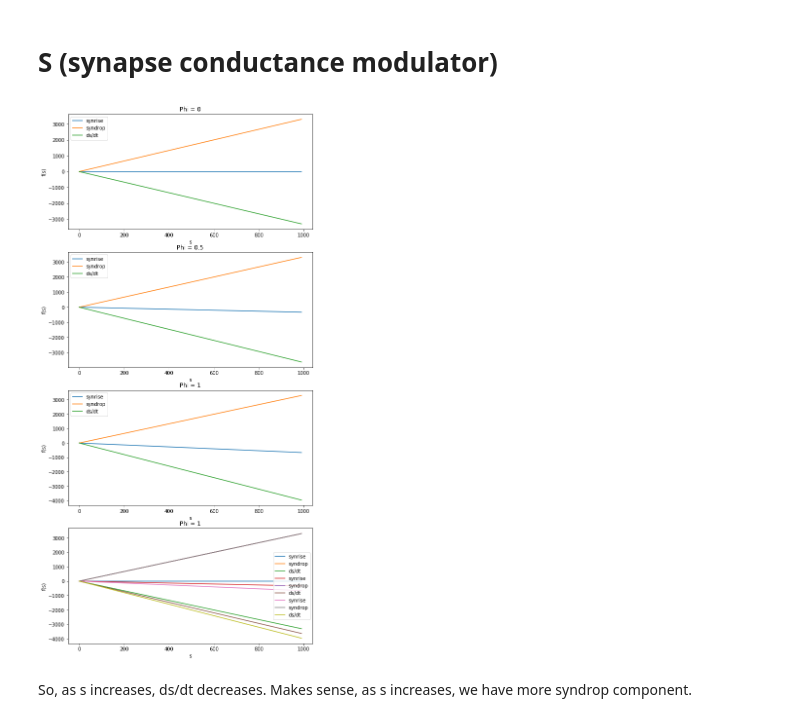
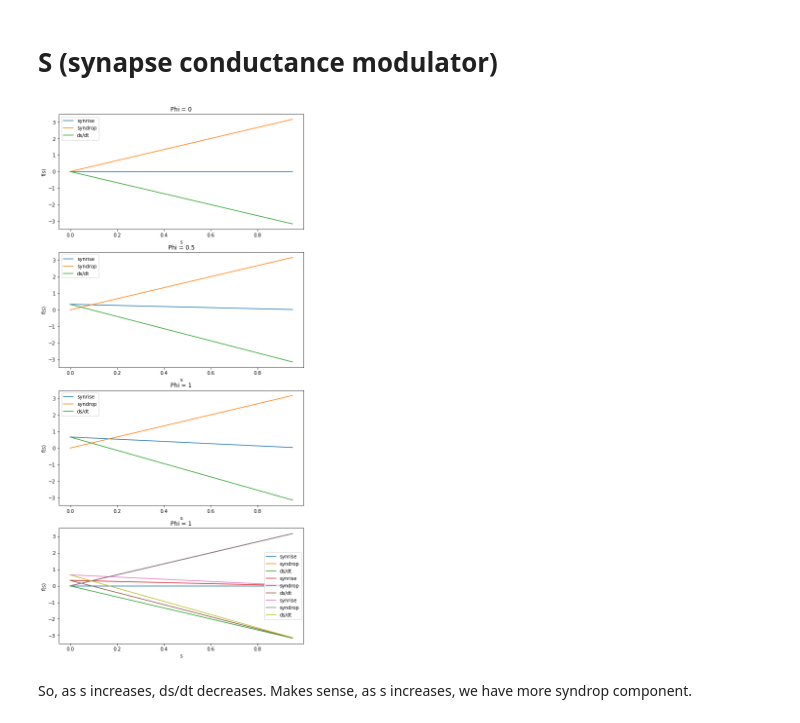
Before and after one commit to sjonany/c-elegans-interactome-analysis, a Jupyter notebook: synapse_state_dynamics.ipynb, the cells around one changed output. Drawn from its saved outputs; the diff is of its cells as text; code cells hidden in the pictures.

```diff
--- a/synapse_state_dynamics.ipynb
+++ b/synapse_state_dynamics.ipynb
@@ -29,34 +31,34 @@ Okay, the point is Phi ranges from 0 to 1, and increases as V increases.
 # %%
 ar = 1.0 / 1.5
 ad = 5.0 / 1.5
 
 def synrise(p, s):
   return ar * p * (1 - s)
 def syndrop(s):
   return ad * s
 def dsdt(p,s):
   return synrise(p,s) - syndrop(s)
 
-s_arr = np.arange(0, 1000, 10)
+s_arr = np.arange(0, 1, 0.05)
 
 fig, axes = plt.subplots(nrows=4, ncols=1, figsize=(9,20))
 
 def plot_dsdt(ax, p):
   ax.set_title("Phi = {}".format(p))
   ax.set_ylabel("f(s)")
   ax.set_xlabel("s")
   ax.plot(s_arr, synrise(p, s_arr), label = "synrise")
   ax.plot(s_arr, syndrop(s_arr), label = "syndrop")
   ax.plot(s_arr, dsdt(p, s_arr), label = "ds/dt")
   ax.legend()
 
 plot_dsdt(axes[0], 0)
 plot_dsdt(axes[1], 0.5)
 plot_dsdt(axes[2], 1)
 plot_dsdt(axes[3], 0)
 plot_dsdt(axes[3], 0.5)
 plot_dsdt(axes[3], 1)
 # %% [output]
-[figure, old version]
+[figure, new version]
 # %% [markdown]
 So, as s increases, ds/dt decreases. Makes sense, as s increases, we have more syndrop component.
```
Also changed, not shown: parts of 2 cells of this notebook.
